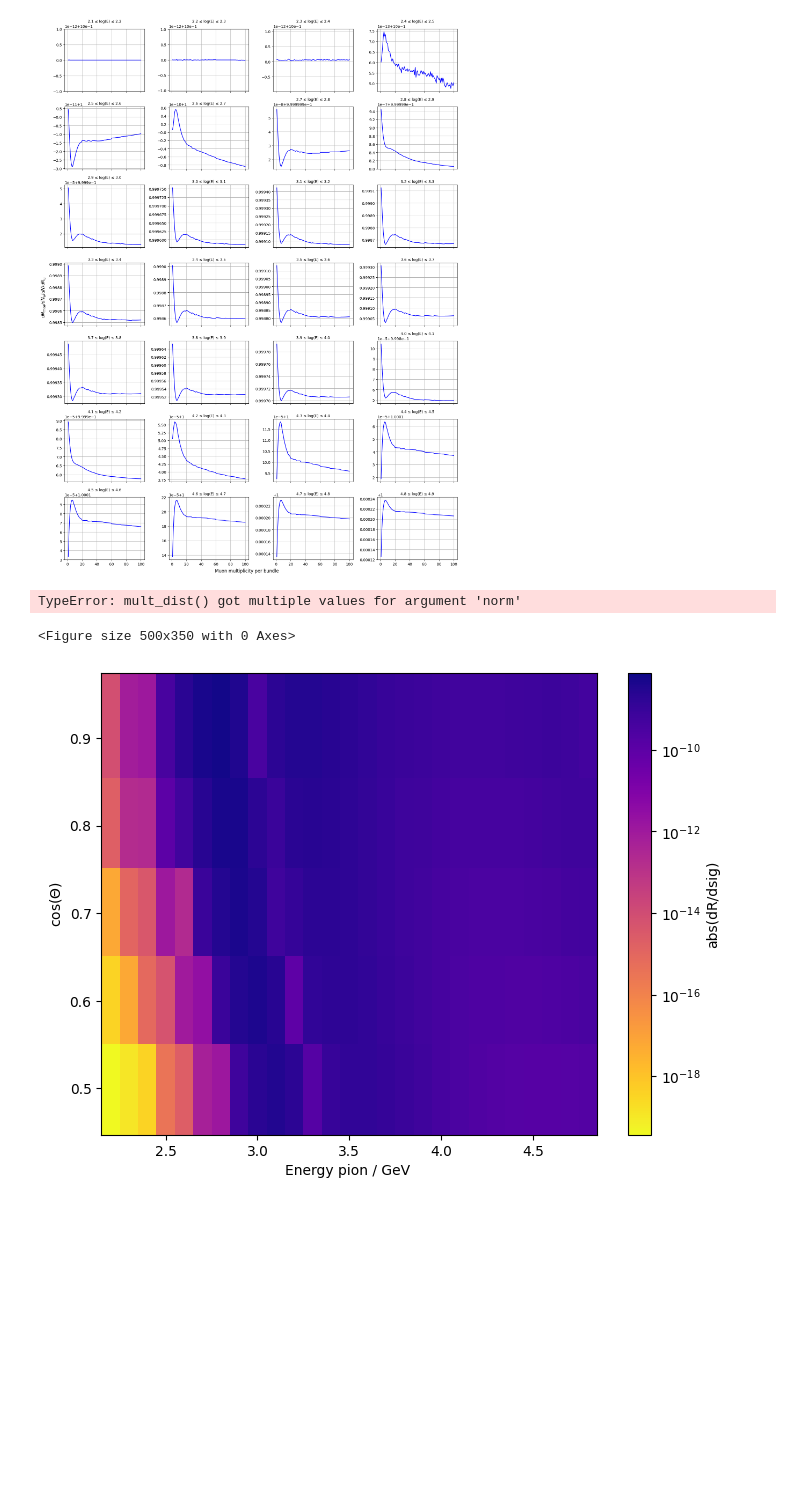
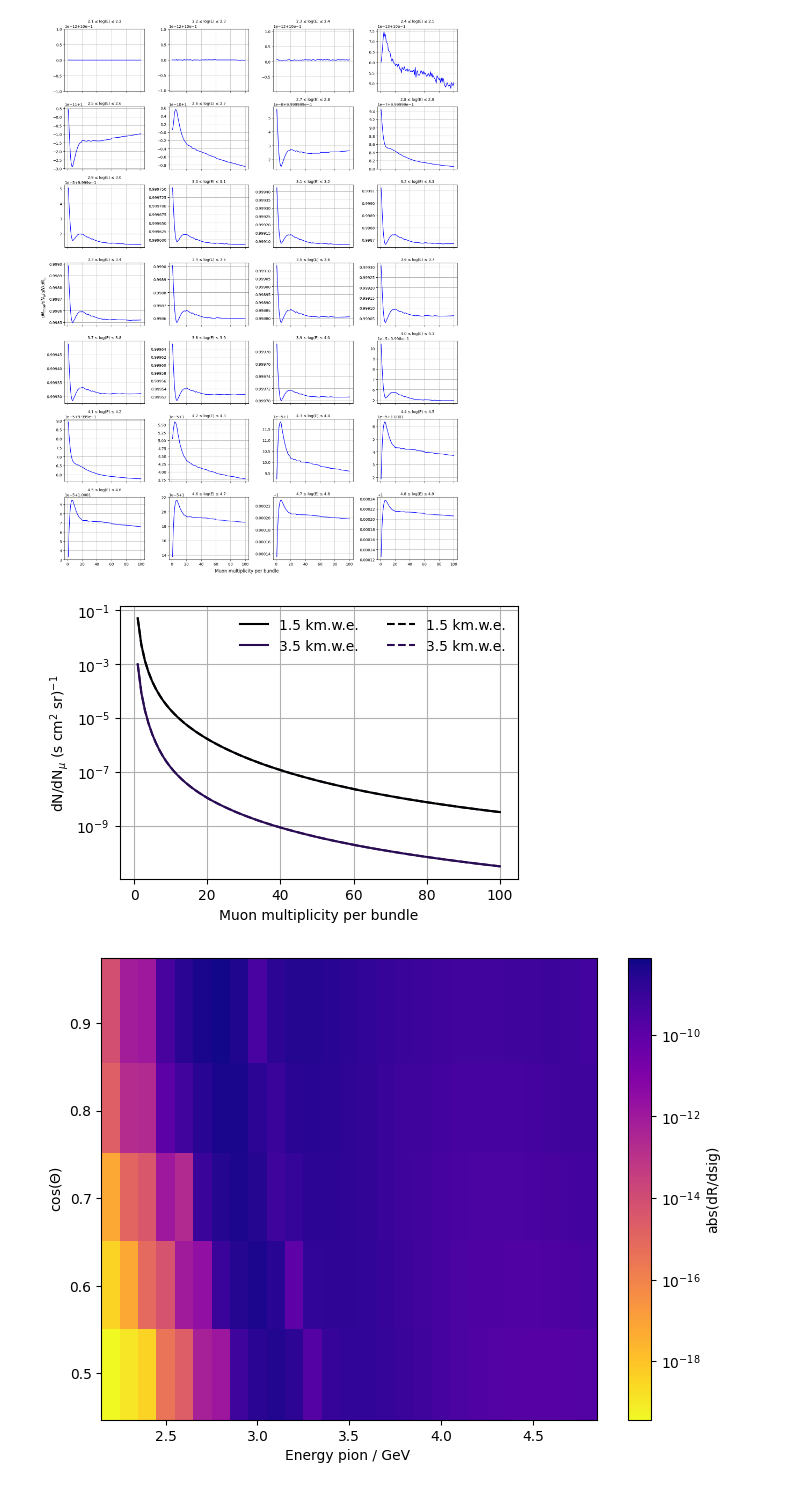
Before and after one commit to karohymon/cs-analysis, a Jupyter notebook: IceCube_diffuse_underground_bundles/sensitivity_per_ebin_kaon.ipynb, the cells around one changed output. Drawn from its saved outputs; the diff is of its cells as text; code cells hidden in the pictures; blank space fills up the shorter version.

```diff
--- a/IceCube_diffuse_underground_bundles/sensitivity_per_ebin_kaon.ipynb
+++ b/IceCube_diffuse_underground_bundles/sensitivity_per_ebin_kaon.ipynb
@@ -638,10 +638,9 @@ plt.show()
  1.00020651 1.0002064  1.00020629 1.00020619 1.00020607]
 [figure]
 # %%
-# understand figures
-
+import mceq_underground_helper_k_pi as mhh
+cs_p = 1.0
 cs_k = 1.01
-cs_p = 1.0
 
 
 
@@ -651,46 +650,45 @@ angle = 0.0
 for i, X in enumerate(slant_depths[0:2]):
     plt.semilogy(
         mh.n_mu_vec,
-        1e4*mh.mult_dist(X,
+        1e4*mhh.mult_dist(X,
                         0.,
                         pm.GlobalSplineFitBeta(),"yields_apr",
                         2212,
                         cs_p, cs_k, 2.25,2.45,
                         norm=False#))[0]
-                    ) / mh.rates(X, angle, "apr", 2212, cs_p, cs_k, 2.25,2.45),
+                    ) / mhh.rates(X, angle, "apr", 2212, cs_p, cs_k, 2.25,2.45),
         c=colors[i],
         label=r"{0:3.1f} km.w.e.".format(X),
     )[0]
 
 for i, X in enumerate(slant_depths[0:2]):
     plt.semilogy(
         mh.n_mu_vec,
-        1e4*mh.mult_dist(X,
+        1e4*mhh.mult_dist(X,
                         0.,
                         pm.GlobalSplineFitBeta(),"yields_apr",
                         2212,
-                        1.0, 1.0, 2.05,"None",
+                        1.0, 1.0, 2.05,
                         norm=False#))[0]
-                    ) / mh.rates(X, angle, "apr", 2212, 1.0, 1.0, 2.05,"None"),
+                    ) / mhh.rates(X, angle, "apr", 2212, 1.0, 1.0, 2.05,"inf"),
         c=colors[i], ls='--',
         label=r"{0:3.1f} km.w.e.".format(X),
     )[0]
 
 plt.xlabel("Muon multiplicity per bundle")
 plt.ylabel(r"dN/dN$_\mu$ (s cm$^2$ sr)$^{-1}$")
-lines.append(mlines.Line2D([], [], color='k', linestyle="--", label="apr"))
+lines.append(mlines.Line2D([], [], color='k', linestyle="--", label="aprl"))
 plt.legend(handles=lines, frameon=False, loc="lower left")
 plt.legend(frameon=False, ncol=2)
 # plt.ylim(1e-11, 8e-5)
 # plt.xlim(4,100)
 
 plt.grid()
 plt.tight_layout()
 
-plt.savefig(plot_dir + 'multiperbundle_energybintest_cs_p1.01_depth1.5km_kaon.png')
+plt.savefig(plot_dir + 'multiperbundle_energybintest_cs_k1.01_depth1.5km.png')
 # %% [output]
-TypeError: mult_dist() got multiple values for argument 'norm'
-<Figure size 500x350 with 0 Axes>
+[figure, added]
 # %%
 from matplotlib.colors import LogNorm
 z = np.abs(dRdsig_15_cs101)
```
